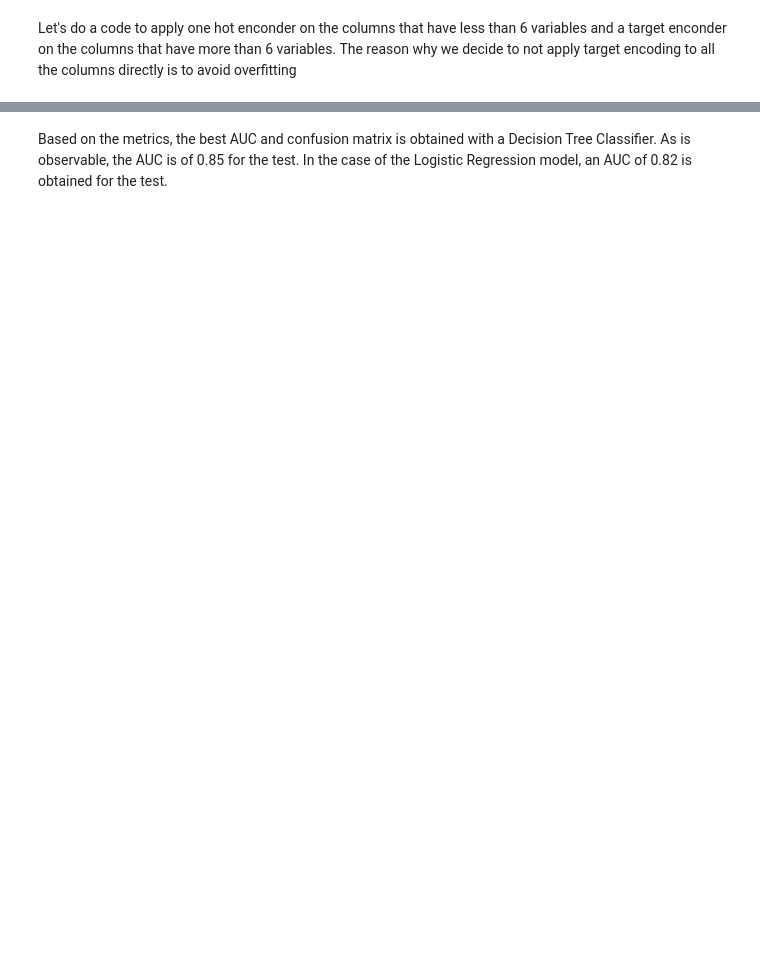
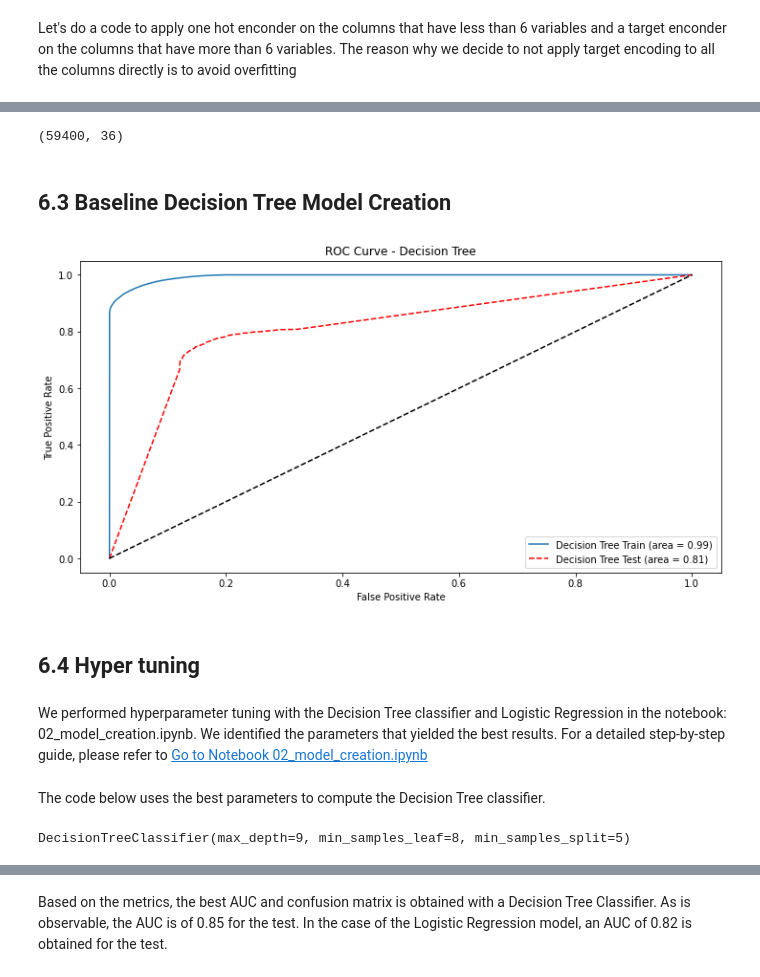
Before and after one commit to mbarriola96/Predicting_faulty_pumps, a Jupyter notebook: notebooks/04_primary_notebook.ipynb, the cells around one changed output, grey strips where cells are left out. Saved outputs shown, nothing was run; the diff lists cells and outputs as text; code cells hidden in the pictures; blank space fills up the shorter version.

Commit message:
Improved the 04 notebook, adjusted the 03 notebook, and updated the readme

```diff
--- a/notebooks/04_primary_notebook.ipynb
+++ b/notebooks/04_primary_notebook.ipynb
@@ -198,0 +665,5 @@ The confusion matrix indicates that the model has a high rate of false negatives
+# %%
+X_test[numerical_columns] = scaler.transform(X_test[numerical_columns])
+
+# Display the DataFrame to check the results
+X_test.head()
@@ -198,0 +729,3 @@ The confusion matrix indicates that the model has a high rate of false negatives
+# %%
+df = data_processed
+df.head()
@@ -198,0 +740,63 @@ The confusion matrix indicates that the model has a high rate of false negatives
+# %%
+df.shape
+# %% [output]
+(59400, 36)
+# %%
+df_train = df[df['is_test']==0]
+df_test = df[df['is_test']==1]
+# %%
+y_train = df_train['status_group']
+X_train = df_train.drop(['status_group','is_test'], axis=1)
+
+y_test = df_test['status_group']
+X_test = df_test.drop(['status_group','is_test'], axis=1)
+# %% [markdown]
+## 6.3 Baseline Decision Tree Model Creation
+# %%
+# Initialize the Decision Tree model
+decision_tree = DecisionTreeClassifier()
+
+# Fit the model to the training data
+decision_tree.fit(X_train, y_train)
+
+# Predict probabilities on the training and test set
+y_pred_prob_tree_train = decision_tree.predict_proba(X_train)[:, 1]  # Training probabilities
+y_pred_prob_tree_test = decision_tree.predict_proba(X_test)[:, 1]  # Test probabilities
+
+# Compute ROC curve and AUC for training data
+fpr_tree_train, tpr_tree_train, _ = roc_curve(y_train, y_pred_prob_tree_train)
+auc_tree_train = auc(fpr_tree_train, tpr_tree_train)
+
+# Compute ROC curve and AUC for test data
+fpr_tree_test, tpr_tree_test, _ = roc_curve(y_test, y_pred_prob_tree_test)
+auc_tree_test = auc(fpr_tree_test, tpr_tree_test)
+
+# Plotting ROC Curves
+plt.figure(figsize=(12, 6))
+plt.plot(fpr_tree_train, tpr_tree_train, label='Decision Tree Train (area = {:.2f})'.format(auc_tree_train))
+plt.plot(fpr_tree_test, tpr_tree_test, color='red', linestyle='--', label='Decision Tree Test (area = {:.2f})'.format(auc_tree_test))
+plt.plot([0, 1], [0, 1], 'k--')
+plt.xlabel('False Positive Rate')
+plt.ylabel('True Positive Rate')
+plt.title('ROC Curve - Decision Tree')
+plt.legend(loc="lower right")
+plt.show()
+# %% [output]
+[figure, added]
+# %% [markdown]
+## 6.4 Hyper tuning
+# %% [markdown]
+We performed hyperparameter tuning with the Decision Tree classifier and Logistic Regression in the notebook: 02_model_creation.ipynb. We identified the parameters that yielded the best results. For a detailed step-by-step guide, please refer to [Go to Notebook 02_model_creation.ipynb](02_model_creation.ipynb)
+# %% [markdown]
+The code below uses the best parameters to compute the Decision Tree classifier.
+# %%
+# Define the best parameters obtained from grid search
+best_params = {'max_depth': 9, 'max_features': None, 'min_samples_leaf': 8, 'min_samples_split': 5}
+
+# Initialize the Decision Tree model with best parameters
+decision_tree = DecisionTreeClassifier(**best_params)
+
+# Fit the model on the training data
+decision_tree.fit(X_train, y_train)
+# %% [output]
+DecisionTreeClassifier(max_depth=9, min_samples_leaf=8, min_samples_split=5)
```
Also changed, not shown: parts of 219 cells of this notebook, 6 other files.
